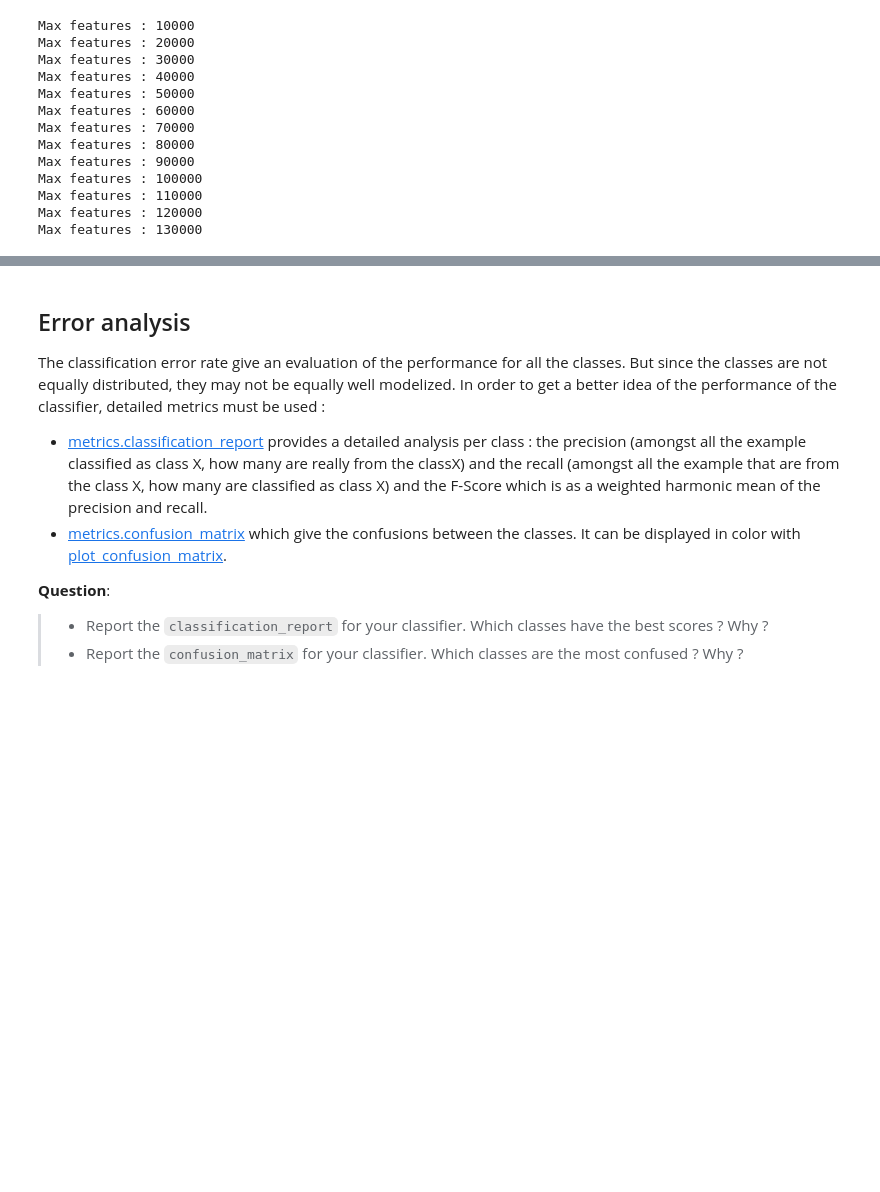
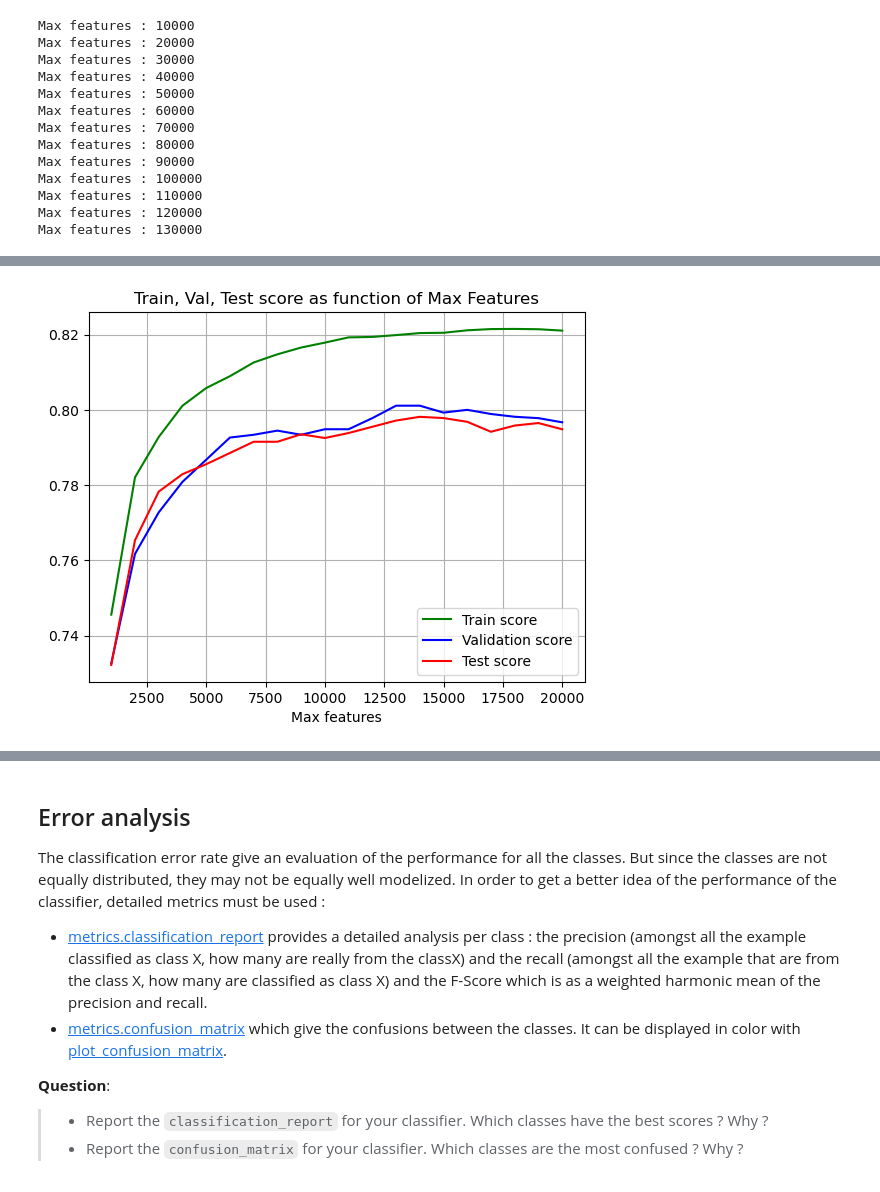
Before and after one commit to yanisrem/nlp-lab-text-classification, a Jupyter notebook: TextClassification_LeMonde.ipynb, the cells around one changed output, grey strips where cells are left out. Cells and saved outputs as stored; diff of their text form; code cells hidden in the pictures; blank space fills up the shorter version.

```diff
--- a/TextClassification_LeMonde.ipynb
+++ b/TextClassification_LeMonde.ipynb
@@ -244,0 +241,30 @@ dico_test_score
+# %%
+dico_train_score_2 = {}
+dico_val_score_2 = {}
+dico_test_score_2 = {}
+
+for max_feat in range(1000, 21000, 1000):
+    print("Max features : {}".format(max_feat))
+    count_transformer = CountVectorizer(max_features=max_feat)
+    tf_transformer = TfidfTransformer()
+
+    pipeline = Pipeline([('count_vec', count_transformer),
+                        ('tf_transformer', tf_transformer)])
+
+    pipeline.fit(X_train)
+    X_train_tf = pipeline.transform(X_train)
+    X_val_tf = pipeline.transform(X_val)
+    X_test_tf = pipeline.transform(X_test)
+
+    clf = MultinomialNB()
+    # Train
+    clf.fit(X_train_tf, y_train)
+
+    # Eval
+    train_score = clf.score(X_train_tf, y_train)
+    val_score = clf.score(X_val_tf, y_val)
+    test_score = clf.score(X_test_tf, y_test)
+
+    dico_train_score_2[max_feat] = train_score
+    dico_val_score_2[max_feat] = val_score
+    dico_test_score_2[max_feat] = test_score
@@ -244,0 +292,12 @@ dico_test_score
+# %%
+plt.figure()
+plt.plot(list(dico_train_score_2.keys()), list(dico_train_score_2.values()), color='green', label="Train score")
+plt.plot(list(dico_val_score_2.keys()), list(dico_val_score_2.values()), color='blue', label="Validation score")
+plt.plot(list(dico_test_score_2.keys()), list(dico_test_score_2.values()), color='red', label="Test score")
+plt.xlabel('Max features')
+plt.grid()
+plt.legend()
+plt.title("Train, Val, Test score as function of Max Features")
+plt.show()
+# %% [output]
+[figure, added]
```
Also changed, not shown: parts of 10 cells of this notebook.
